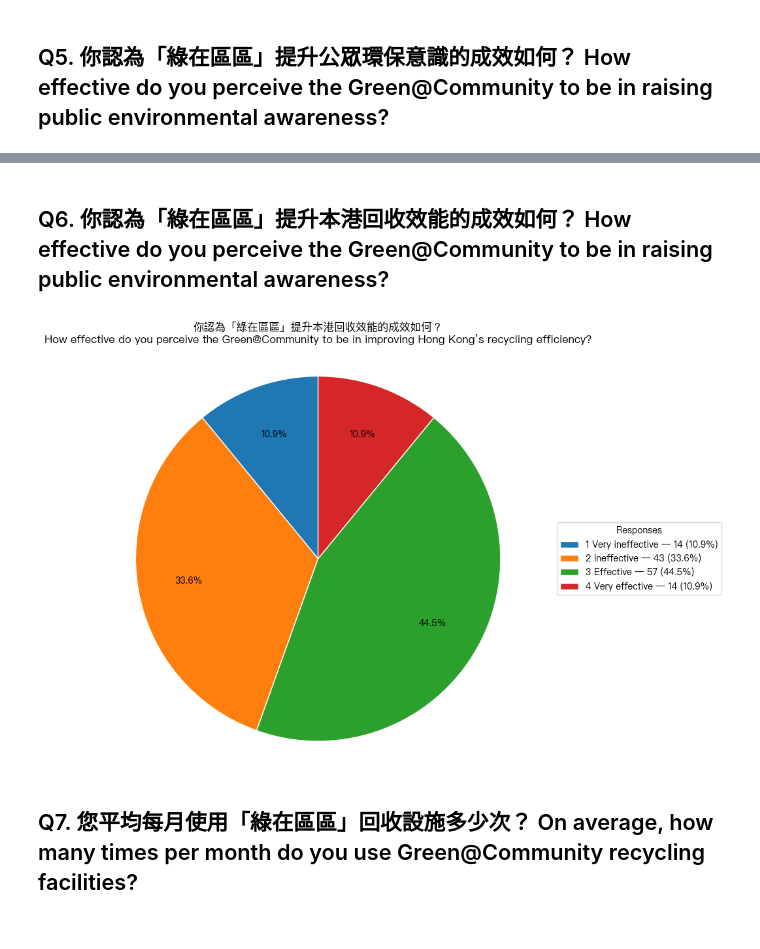
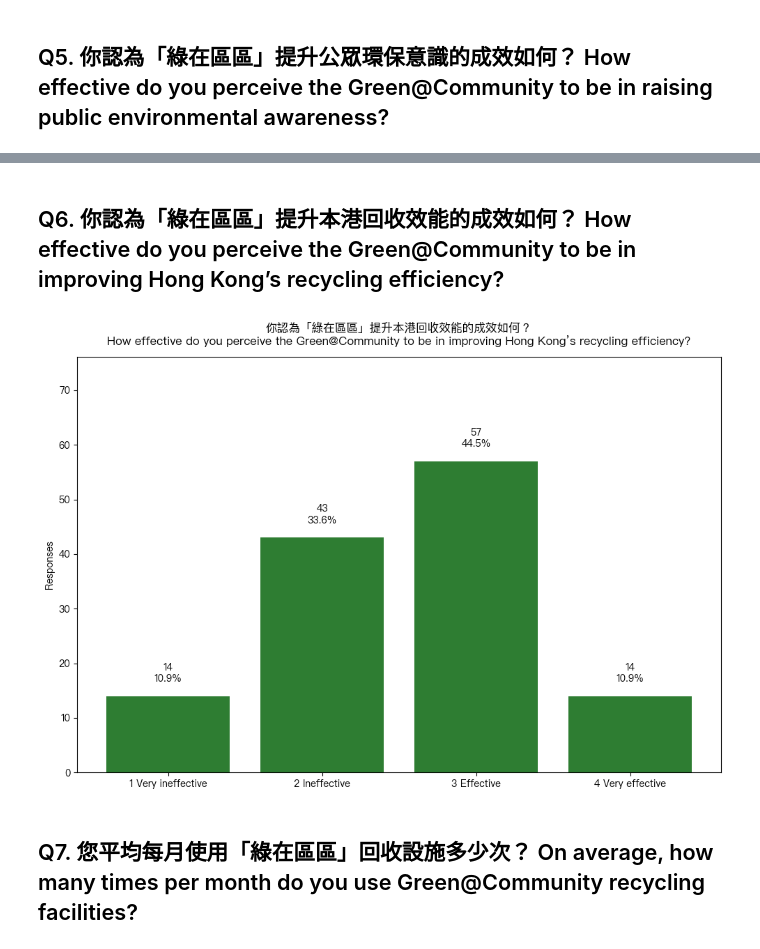
Before and after one commit to Tony0824X/Green-Community_DataAnalysis, a Jupyter notebook: Green@Community_DataAnalysis/Simple statistics visualisation/Simple statistics visualisation.ipynb, the cells around one changed output, grey strips where cells are left out. Cells and saved outputs as stored; diff of their text form; code cells hidden in the pictures.

```diff
--- a/Green@Community_DataAnalysis/Simple statistics visualisation/Simple statistics visualisation.ipynb
+++ b/Green@Community_DataAnalysis/Simple statistics visualisation/Simple statistics visualisation.ipynb
@@ -706,15 +655,14 @@ plt.show()
 # %% [markdown]
-## Q6. 你認為「綠在區區」提升本港回收效能的成效如何？ How effective do you perceive the Green@Community to be in raising public environmental awareness?
+## Q6. 你認為「綠在區區」提升本港回收效能的成效如何？ How effective do you perceive the Green@Community to be in improving Hong Kong’s recycling efficiency?
 # %%
 # ------------------------------------------------------------
-# Pie Chart (white background; legend on the right)
-# 問題 / Question:
+# Vertical Bar Chart (GREEN) of responses to:
 # 「你認為『綠在區區』提升本港回收效能的成效如何？」
 # "How effective do you perceive the Green@Community to be in improving Hong Kong’s recycling efficiency?"
 #
-# How to run in 1.1.ipynb or VS Code:
-#   - Ensure the Excel file exists at: ../GCAP3226 G@C Survey Responses_cleaned data.xlsx
-#   - Run this cell / script. It displays ONE pie chart and prints nothing else.
+# How to run (1.1.ipynb or VS Code):
+#   - Ensure ../GCAP3226 G@C Survey Responses_cleaned data.xlsx exists
+#   - Run this cell / script — only this chart will display.
 # ------------------------------------------------------------
 
 # ---------- install deps if missing ----------
@@ -724,9 +672,7 @@ def _ensure(pkg, mod=None):
         importlib.import_module(mod or pkg)
     except ImportError:
         subprocess.check_call([sys.executable, "-m", "pip", "install", pkg])
-_ensure("pandas")
-_ensure("openpyxl")
-_ensure("matplotlib")
+_ensure("pandas"); _ensure("openpyxl"); _ensure("matplotlib")
 
 # ---------- imports ----------
 import re
@@ -739,11 +685,9 @@ from pathlib import Path
 data_path = Path("../GCAP3226 G@C Survey Responses_cleaned data.xlsx")
 df = pd.read_excel(data_path, engine="openpyxl")
 
-# ---------- find the column for this question (CN/EN; robust to spacing & variants) ----------
+# ---------- find the column (CN/EN; robust to spacing & variants) ----------
 patterns = [
-    # English (efficiency focus)
     r"how\s+effective.*green@community.*(improv(e|ing)\s+(hk|hong\s*kong)[’']?s?\s*recycling\s*efficiency|recycling\s*efficiency)",
-    # Chinese
     r"你認為.*綠在區區.*提升.*本港.*回收效能.*成效.*如何",
 ]
 def find_col(columns):
@@ -751,8 +695,7 @@ def find_col(columns):
     for c, norm in cols:
         if any(re.search(p, norm, flags=re.IGNORECASE) for p in patterns):
             return c
-    # last resort heuristic
-    for c, norm in cols:
+    for c, norm in cols:  # heuristic fallback
         if re.search(r"green@community", norm, flags=re.IGNORECASE) and re.search(r"effective|成效|效能", norm, flags=re.IGNORECASE):
             return c
     return None
@@ -765,70 +708,64 @@ if col is None:
 series = df[col].dropna()
 
 text_to_num = {
-    # 1 Very ineffective
     "very ineffective": 1, "非常無效": 1, "極不有效": 1, "1": 1, 1: 1,
-    # 2 Ineffective
     "ineffective": 2, "無效": 2, "較無效": 2, "2": 2, 2: 2,
-    # 3 Effective
     "effective": 3, "有效": 3, "較有效": 3, "3": 3, 3: 3,
-    # 4 Very effective
     "very effective": 4, "非常有效": 4, "極有效": 4, "4": 4, 4: 4,
 }
 def to_num(v):
     s = str(v).strip().lower()
     return text_to_num.get(v, text_to_num.get(s))
 
 nums = series.map(to_num).dropna().astype(int)
 
 label_map = {
     1: "1 Very ineffective",
     2: "2 Ineffective",
     3: "3 Effective",
     4: "4 Very effective",
 }
-labels = [label_map[i] for i in [1, 2, 3, 4]]
-counts = nums.value_counts().reindex([1, 2, 3, 4], fill_value=0)
+order = [1, 2, 3, 4]
+labels = [label_map[i] for i in order]
+counts = nums.value_counts().reindex(order, fill_value=0)
 total = int(counts.sum())
+pct = (counts / total * 100).round(1) if total > 0 else counts.astype(float)
 
 # ---------- fonts (Chinese-capable if available) ----------
 for font_name in ["Noto Sans CJK TC", "PingFang TC", "PingFang HK", "Microsoft JhengHei", "SimHei"]:
     if any(font_name in f.name for f in matplotlib.font_manager.fontManager.ttflist):
         plt.rcParams["font.family"] = font_name
         break
 plt.rcParams["axes.unicode_minus"] = False
 
-# ---------- plot (pie with legend to avoid overlap) ----------
+# ---------- plot: vertical bar chart (green) with labels ABOVE bars ----------
 fig, ax = plt.subplots(figsize=(10, 7), facecolor="white")
 ax.set_facecolor("white")
 
-wedges, texts, autotexts = ax.pie(
-    counts.values,
-    startangle=90,
-    autopct=(lambda p: f"{p:.1f}%") if total > 0 else None,
-    pctdistance=0.72,
-    wedgeprops=dict(edgecolor="white"),
-)
+bar_color = "#2e7d32"  # green
+bars = ax.bar(labels, counts.values, color=bar_color)
 
-legend_labels = [
-    f"{labels[i]} — {int(counts.values[i])} ({(counts.values[i]/total*100 if total else 0):.1f}%)"
-    for i in range(len(labels))
-]
-ax.legend(
-    wedges, legend_labels,
-    title="Responses",
-    loc="center left",
-    bbox_to_anchor=(1.02, 0.5),
-    borderaxespad=0.0,
-)
+# pad headroom so labels don't clip
+ymax = max(1, counts.max())
+ax.set_ylim(0, ymax * 1.30 + 2)
 
+for rect, v, p in zip(bars, counts.values, pct.values):
+    ax.text(
+        rect.get_x() + rect.get_width()/2,
+        rect.get_height() + ymax * 0.04,
+        f"{int(v)}\n{p:.1f}%",
+        ha="center", va="bottom", fontsize=10
+    )
+
+ax.set_ylabel("Responses")
 title_cn = "你認為「綠在區區」提升本港回收效能的成效如何？"
 title_en = "How effective do you perceive the Green@Community to be in improving Hong Kong’s recycling efficiency?"
-ax.set_title(title_cn + "\n" + title_en, pad=16)
-ax.axis("equal")  # keep the pie circular
+ax.set_title(title_cn + "\n" + title_en, pad=12)
+
 plt.tight_layout()
 plt.show()
 # %% [output]
-[figure, old version]
+[figure, new version]
 # %% [markdown]
 ## Q7. 您平均每月使用「綠在區區」回收設施多少次？ On average, how many times per month do you use Green@Community recycling facilities?
 # %%
```
Also changed, not shown: parts of 20 cells of this notebook, 1 other file.
